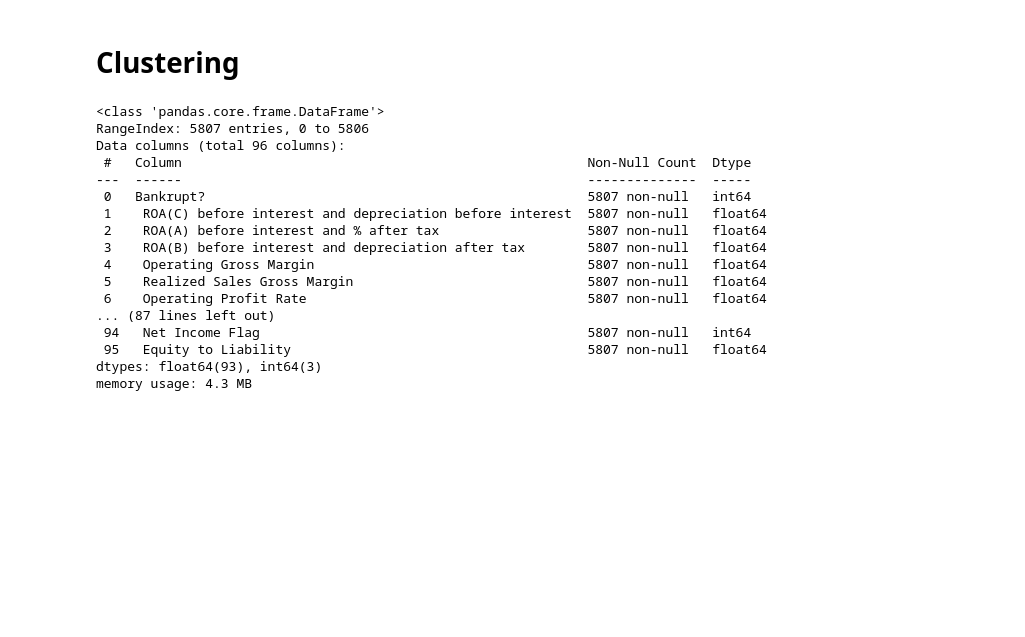
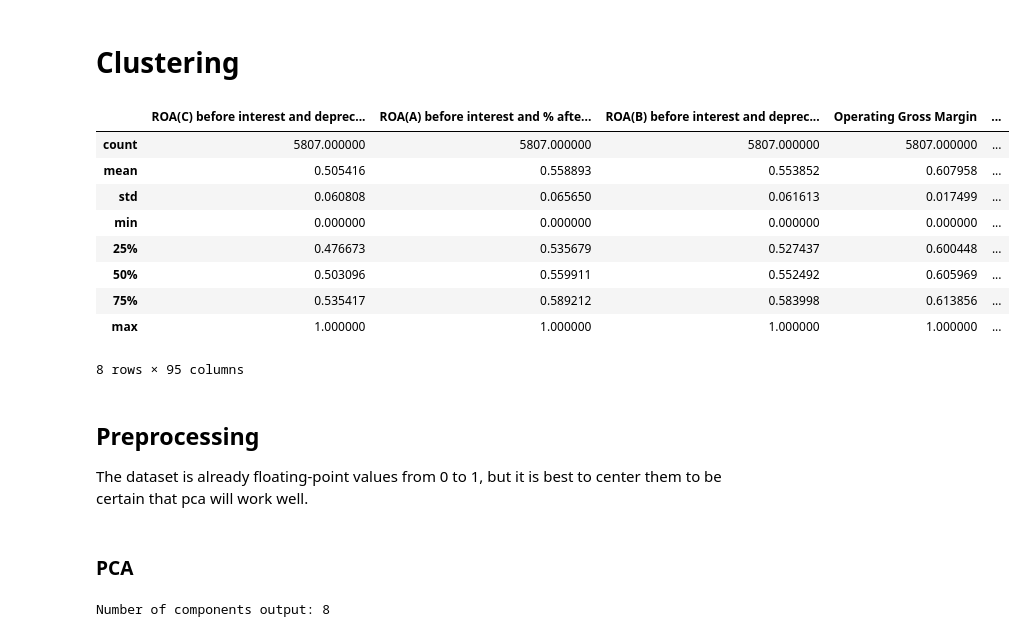
Before and after one commit to 21dhruvp/559-final-proj, a Jupyter notebook: clustering.ipynb, the cells around one changed output. Drawn from its saved outputs; the diff is of its cells as text; code cells hidden in the pictures; blank space fills up the shorter version.

```diff
--- a/clustering.ipynb
+++ b/clustering.ipynb
@@ -6,23 +6,21 @@ from sklearn.cluster import KMeans
 # %%
 import pandas as pd
 
-df = pd.read_csv('train_data.csv').drop(columns=['Index'])
-df.info()
+df = pd.read_csv('train_data.csv')
+feats = df.drop(columns=['Bankrupt?', 'Index'])
+labels = df['Bankrupt?']
+feats.describe()
 # %% [output]
+|  | ROA(C) before interest and deprec... | ROA(A) before interest and % afte... | ROA(B) before interest and deprec... | Operating Gross Margin | ... |
+| count | 5807.000000 | 5807.000000 | 5807.000000 | 5807.000000 | ... |
+| mean | 0.505416 | 0.558893 | 0.553852 | 0.607958 | ... |
+| std | 0.060808 | 0.065650 | 0.061613 | 0.017499 | ... |
+| min | 0.000000 | 0.000000 | 0.000000 | 0.000000 | ... |
+| 25% | 0.476673 | 0.535679 | 0.527437 | 0.600448 | ... |
+| 50% | 0.503096 | 0.559911 | 0.552492 | 0.605969 | ... |
+| 75% | 0.535417 | 0.589212 | 0.583998 | 0.613856 | ... |
+| max | 1.000000 | 1.000000 | 1.000000 | 1.000000 | ... |
-<class 'pandas.core.frame.DataFrame'>
-RangeIndex: 5807 entries, 0 to 5806
-Data columns (total 96 columns):
- #   Column                                                    Non-Null Count  Dtype
----  ------                                                    --------------  -----
- 0   Bankrupt?                                                 5807 non-null   int64
- 1    ROA(C) before interest and depreciation before interest  5807 non-null   float64
- 2    ROA(A) before interest and % after tax                   5807 non-null   float64
- 3    ROA(B) before interest and depreciation after tax        5807 non-null   float64
- 4    Operating Gross Margin                                   5807 non-null   float64
- 5    Realized Sales Gross Margin                              5807 non-null   float64
- 6    Operating Profit Rate                                    5807 non-null   float64
-... (87 lines left out)
- 94   Net Income Flag                                          5807 non-null   int64
- 95   Equity to Liability                                      5807 non-null   float64
-dtypes: float64(93), int64(3)
-memory usage: 4.3 MB
+8 rows × 95 columns
+# %% [markdown]
+## Preprocessing
+The dataset is already floating-point values from 0 to 1, but it is best to center them to be certain that pca will work well.
@@ -28,0 +32,14 @@ memory usage: 4.3 MB
+# %% [markdown]
+### PCA
+# %%
+from sklearn.decomposition import PCA
+import matplotlib.pyplot as plt
+
+pca = PCA(n_components=0.95)
+linear_pca_result = pca.fit_transform(feats_centered)
+
+print(f'Number of components output: {pca.n_components_}')
+
+red_feats = pd.DataFrame(data=linear_pca_result)
+# %% [output]
+Number of components output: 8
```
Also changed, not shown: parts of 4 cells of this notebook, 4 other files.
